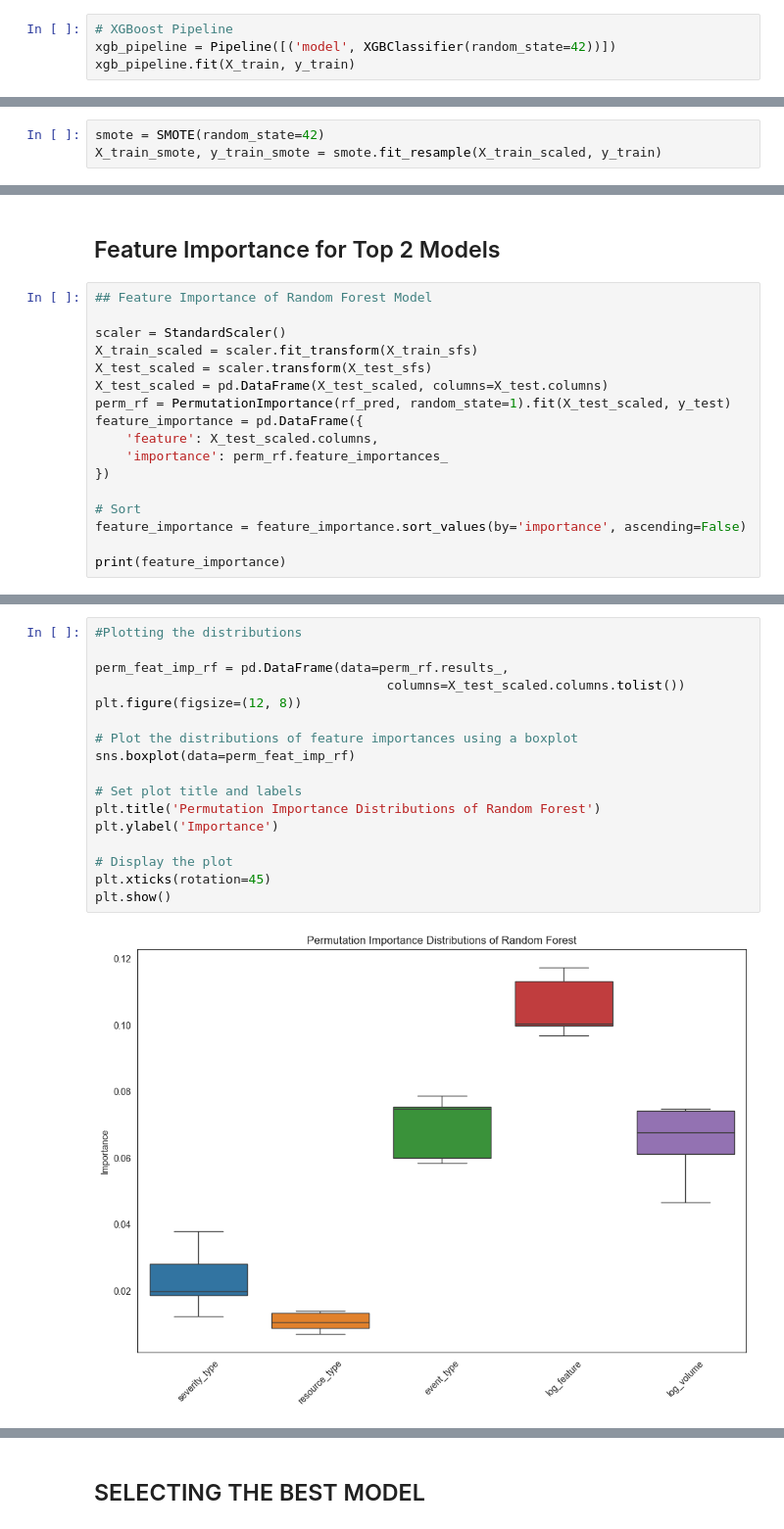
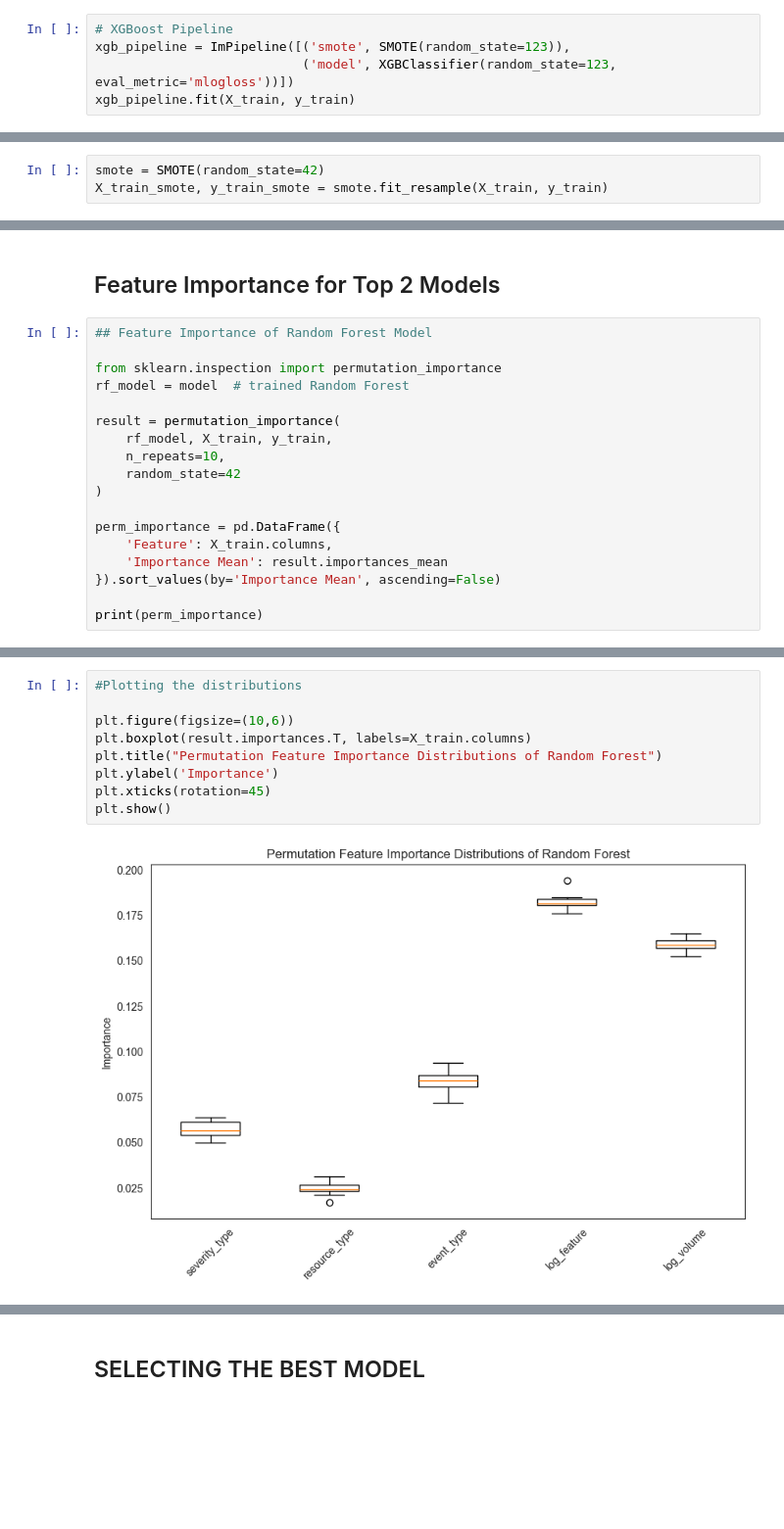
Before and after one commit to EzPhil001/Telstra-fault-severity-app, a Jupyter notebook: Philip Nwachukwu Eze - Final Python Project.ipynb, the cells around one changed output, grey strips where cells are left out. Shown at 98% size. Cells and saved outputs as stored; diff of their text form; blank space fills up the shorter version.

```diff
--- a/Philip Nwachukwu Eze - Final Python Project.ipynb
+++ b/Philip Nwachukwu Eze - Final Python Project.ipynb
@@ -1097,5 +1104,6 @@ Pipeline(steps=[('model', RandomForestClassifier(random_state=42))])
 # %%
 # XGBoost Pipeline
-xgb_pipeline = Pipeline([('model', XGBClassifier(random_state=42))])
+xgb_pipeline = ImPipeline([('smote', SMOTE(random_state=123)),
+                           ('model', XGBClassifier(random_state=123, eval_metric='mlogloss'))])
 xgb_pipeline.fit(X_train, y_train)
 # %% [output]
@@ -1246,7 +1183,7 @@ array([[-1.02343611,  0.84466682, -0.73114753, -0.9815003 ,  0.88379439],
 # Telstra Data Balancing/Resampling
 # %%
 smote = SMOTE(random_state=42)
-X_train_smote, y_train_smote = smote.fit_resample(X_train_scaled, y_train)
+X_train_smote, y_train_smote = smote.fit_resample(X_train, y_train)
 # %%
 #check new distribution
 y_train_smote.value_counts()
@@ -1979,18 +1946,19 @@ Since XGBoost achieves higher AUC values across all classes, it can be considere
 # %%
 ## Feature Importance of Random Forest Model
 
-scaler = StandardScaler()
-X_train_scaled = scaler.fit_transform(X_train_sfs)
-X_test_scaled = scaler.transform(X_test_sfs)
-X_test_scaled = pd.DataFrame(X_test_scaled, columns=X_test.columns)
-perm_rf = PermutationImportance(rf_pred, random_state=1).fit(X_test_scaled, y_test)
-feature_importance = pd.DataFrame({
-    'feature': X_test_scaled.columns,
-    'importance': perm_rf.feature_importances_
-})
+from sklearn.inspection import permutation_importance
+rf_model = model  # trained Random Forest
 
-# Sort
-feature_importance = feature_importance.sort_values(by='importance', ascending=False)
+result = permutation_importance(
+    rf_model, X_train, y_train,
+    n_repeats=10,
+    random_state=42
+)
 
-print(feature_importance)
+perm_importance = pd.DataFrame({
+    'Feature': X_train.columns,
+    'Importance Mean': result.importances_mean
+}).sort_values(by='Importance Mean', ascending=False)
+
+print(perm_importance)
 # %% [output]
@@ -2003,22 +1971,14 @@ print(feature_importance)
 # %%
 #Plotting the distributions
 
-perm_feat_imp_rf = pd.DataFrame(data=perm_rf.results_,
-                                      columns=X_test_scaled.columns.tolist())
-plt.figure(figsize=(12, 8))
-
-# Plot the distributions of feature importances using a boxplot
-sns.boxplot(data=perm_feat_imp_rf)
-
-# Set plot title and labels
-plt.title('Permutation Importance Distributions of Random Forest')
+plt.figure(figsize=(10,6))
+plt.boxplot(result.importances.T, labels=X_train.columns)
+plt.title("Permutation Feature Importance Distributions of Random Forest")
 plt.ylabel('Importance')
-
-# Display the plot
 plt.xticks(rotation=45)
 plt.show()
 # %% [output]
-[figure, old version]
+[figure, new version]
 # %% [markdown]
 ## Interpretation of Random Forest Feature Importance
 The Random Forest feature importance results show the contribution of each feature toward predicting fault severity in the dataset using the Random Forest.
```
Also changed, not shown: parts of 72 cells of this notebook, 7 other files.
